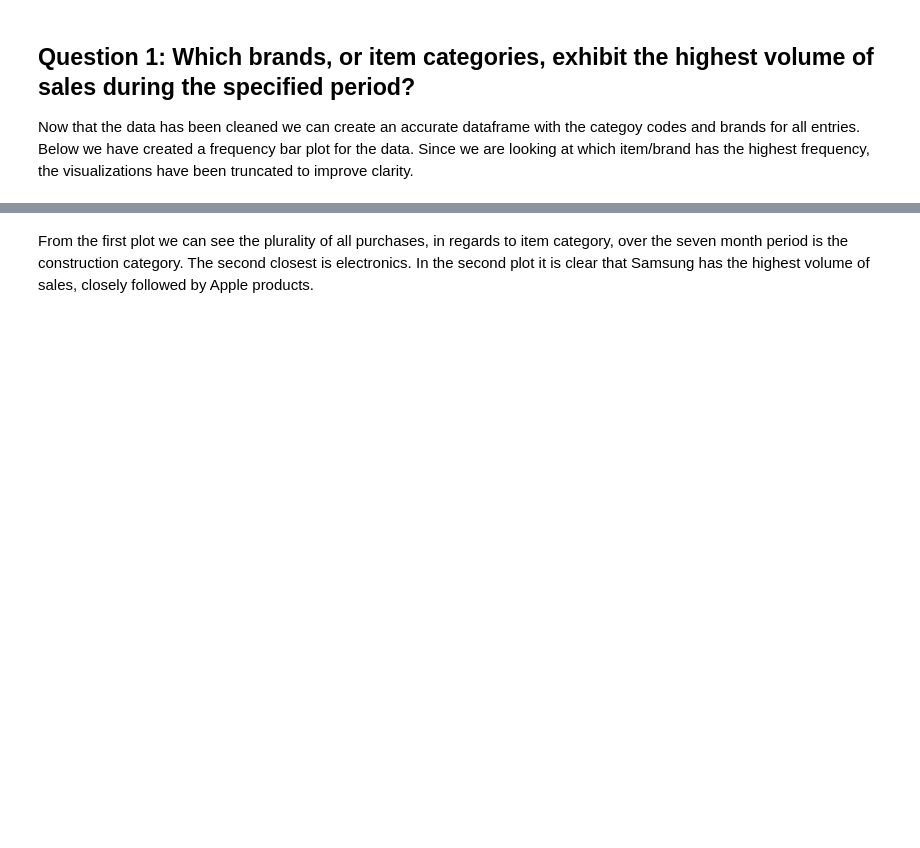
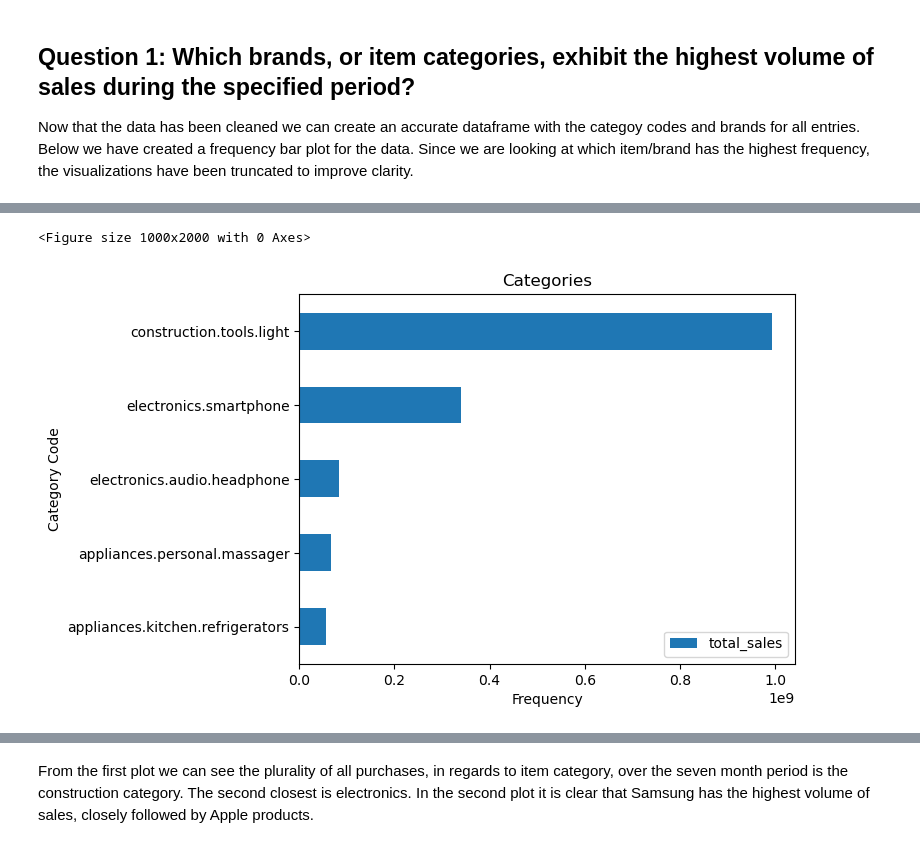
Before and after one commit to seel6470/CSPB-4502-Group-9-Project, a Jupyter notebook: Project Code.ipynb, the cells around one changed output, grey strips where cells are left out. Saved outputs shown, nothing was run; the diff lists cells and outputs as text; code cells hidden in the pictures; blank space fills up the shorter version.

```diff
--- a/Project Code.ipynb
+++ b/Project Code.ipynb
@@ -210,3 +208,14 @@ ___________________________________
 # %% [markdown]
 ## Question 1: Which brands, or item categories, exhibit the highest volume of sales during the specified period?
 Now that the data has been cleaned we can create an accurate dataframe with the categoy codes and brands for all entries. Below we have created a frequency bar plot for the data. Since we are looking at which item/brand has the highest frequency, the visualizations have been truncated to improve clarity.
+# %%
+import pandas as pd
+import matplotlib.pyplot as plt
+
+running_sum = pd.Series(dtype=float)
+
+for chunk in pd.read_csv('./purchased_entries_clean.csv.gz', chunksize = 100000):
+    running_sum = running_sum.add(chunk.groupby('category_code')['price'].sum(),fill_value=0)
+# %%
+running_sum = running_sum.to_frame(name='total_sales').sort_values(by='total_sales', ascending=False)
+running_sum
@@ -212,0 +237,12 @@ Now that the data has been cleaned we can create an accurate dataframe with the
+# %%
+# Plot a horizontal bar chart
+plt.figure(figsize=(10, 20))
+running_sum.head().plot(kind='barh')
+plt.title('Categories')
+plt.xlabel('Frequency')
+plt.ylabel('Category Code')
+plt.gca().invert_yaxis()  # Invert y-axis to display highest frequency at the top
+plt.show()
+# %% [output]
+<Figure size 1000x2000 with 0 Axes>
+[figure, added]
```
Also changed, not shown: parts of 26 cells of this notebook.
